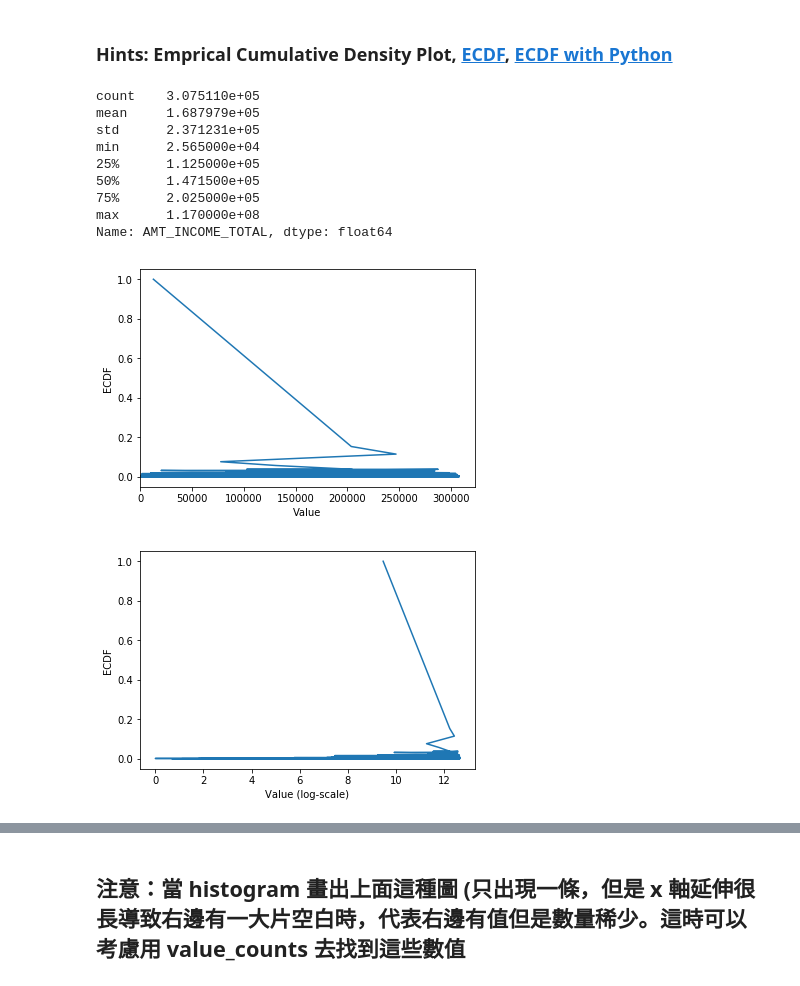
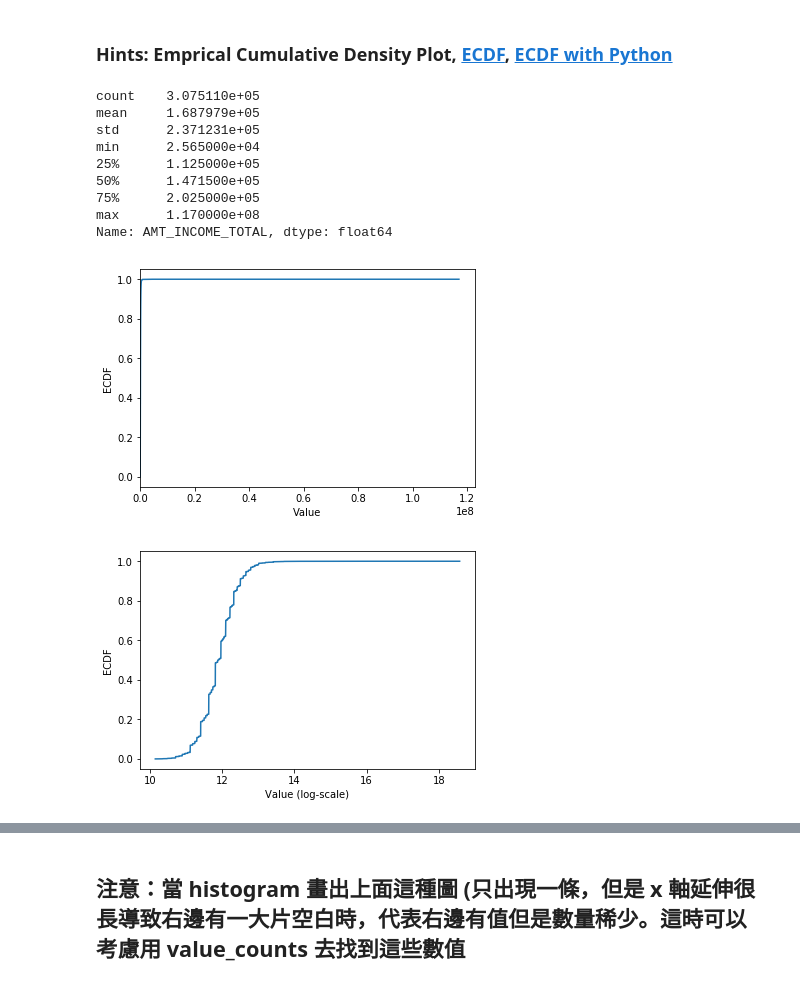
Before and after one commit to MeowDada/2nd-ML100Days, a Jupyter notebook: homework/Day_006_HW.ipynb, the cells around one changed output, grey strips where cells are left out. Drawn from its saved outputs; the diff is of its cells as text; code cells hidden in the pictures.

```diff
--- a/homework/Day_006_HW.ipynb
+++ b/homework/Day_006_HW.ipynb
@@ -81,36 +77,36 @@ print(app_train['AMT_INCOME_TOTAL'].describe())
 """
 YOUR CODE HERE
 """
-cdf = app_train['AMT_INCOME_TOTAL'].sort_values()
+cdf = app_train['AMT_INCOME_TOTAL'].value_counts().sort_index().cumsum()
 
 plt.plot(list(cdf.index), cdf/cdf.max())
 plt.xlabel('Value')
 plt.ylabel('ECDF')
 plt.xlim([cdf.index.min(), cdf.index.max() * 1.05]) # 限制顯示圖片的範圍
 plt.ylim([-0.05,1.05]) # 限制顯示圖片的範圍
 
 plt.show()
 
 # 改變 y 軸的 Scale, 讓我們可以正常檢視 ECDF
 plt.plot(np.log(list(cdf.index)), cdf/cdf.max())
 plt.xlabel('Value (log-scale)')
 plt.ylabel('ECDF')
 
 plt.ylim([-0.05,1.05]) # 限制顯示圖片的範圍
 
 plt.show()
 # %% [output]
 count    3.075110e+05
 mean     1.687979e+05
 std      2.371231e+05
 min      2.565000e+04
 25%      1.125000e+05
 50%      1.471500e+05
 75%      2.025000e+05
 max      1.170000e+08
 Name: AMT_INCOME_TOTAL, dtype: float64
-[figure, old version]
+[figure, new version]
-[figure, old version]
+[figure, new version]
 # %% [markdown]
 ## 補充：Normal dist 的 ECDF
 ![ecdf_normal](https://au.mathworks.com/help/examples/stats/win64/PlotEmpiricalCdfAndCompareWithSamplingDistributionExample_01.png)
```
Also changed, not shown: parts of 3 cells of this notebook.
